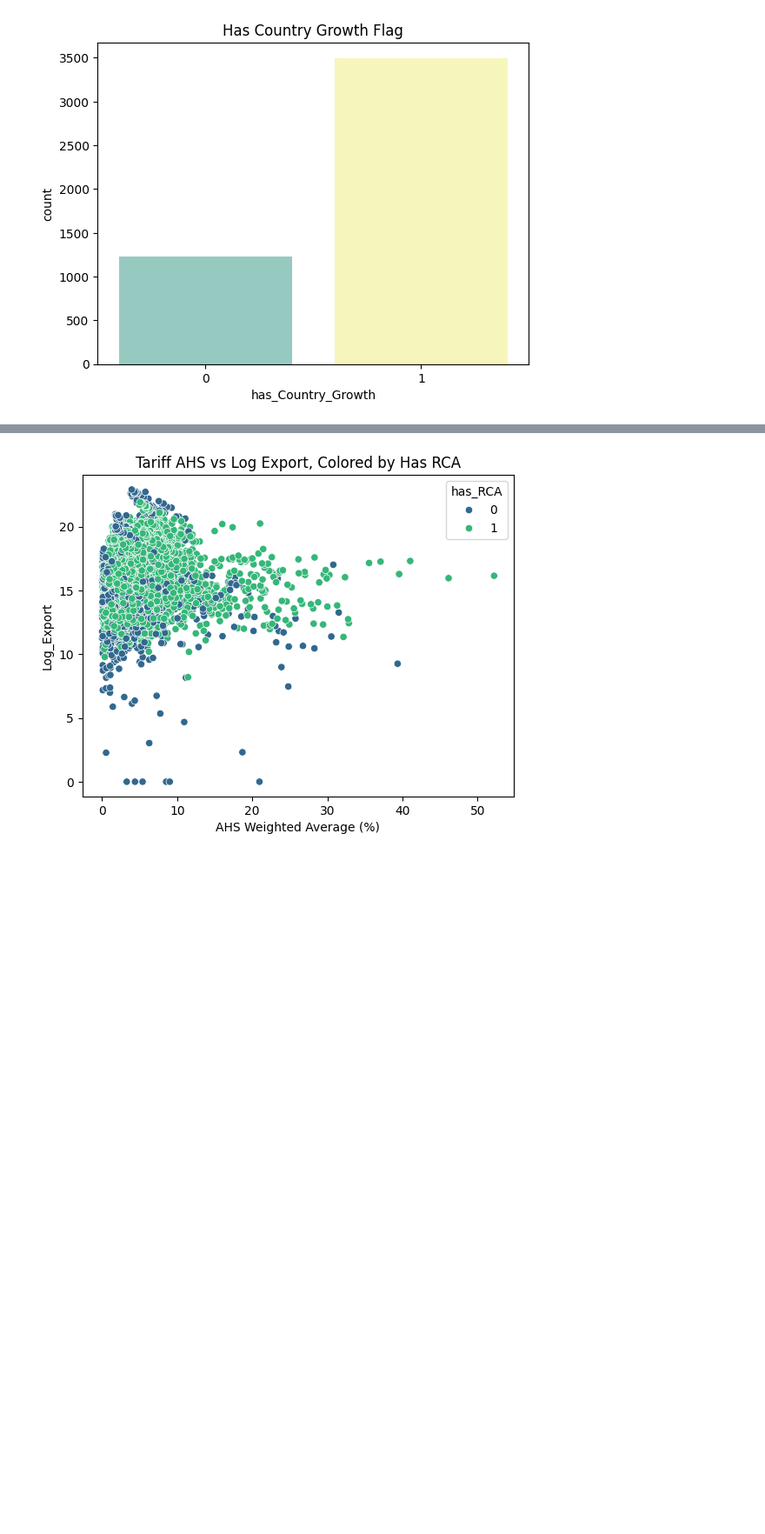
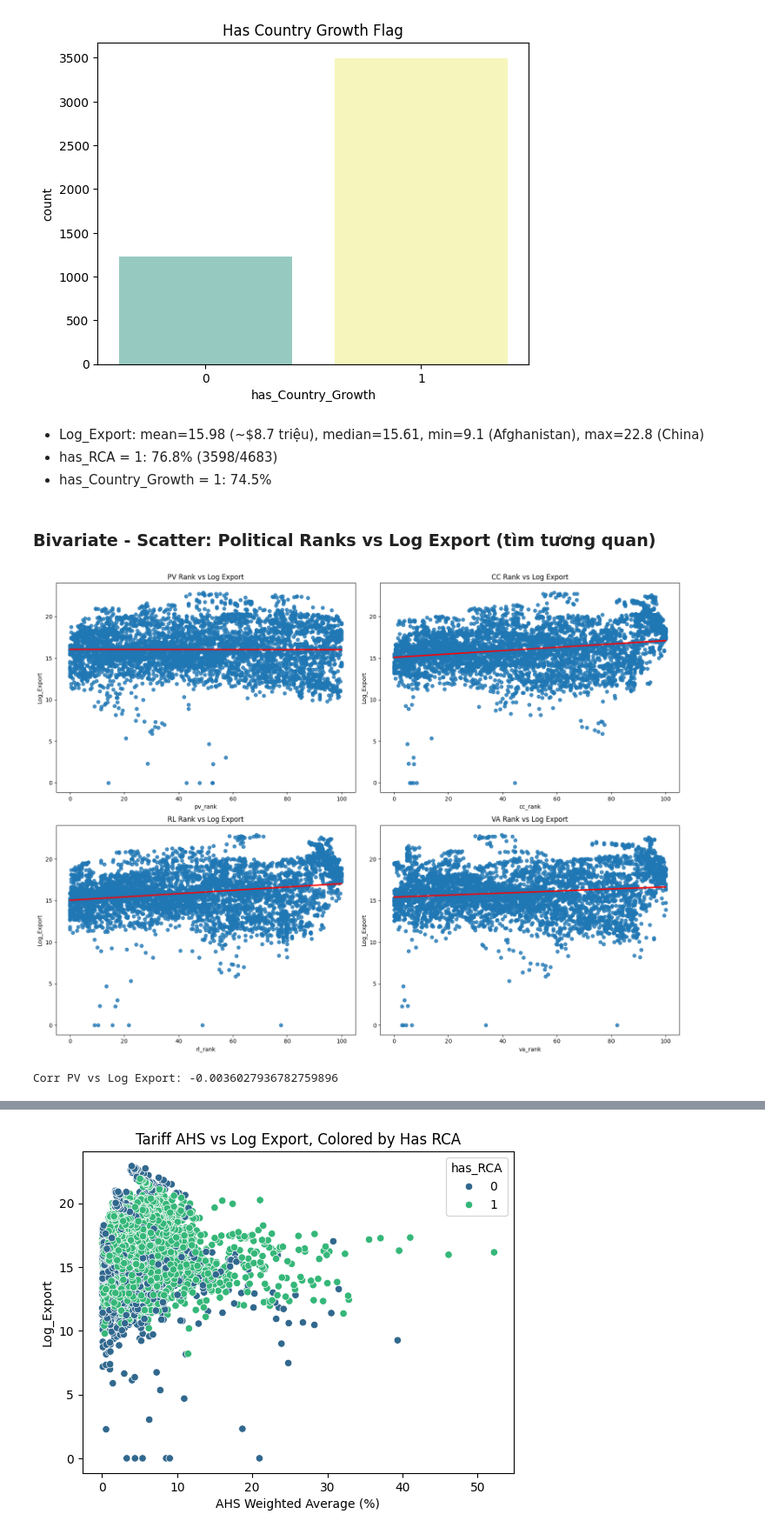
Before and after one commit to fountainhead-2207/DS111, a Jupyter notebook: Data/Bronze/EDA_Overall.ipynb, the cells around one changed output, grey strips where cells are left out. Shown at 87% size. Cells and saved outputs as stored; diff of their text form; code cells hidden in the pictures; blank space fills up the shorter version.

```diff
--- a/Data/Bronze/EDA_Overall.ipynb
+++ b/Data/Bronze/EDA_Overall.ipynb
@@ -540,3 +552,24 @@ plt.show()
 # %% [output]
 [figure]
 [figure]
+# %% [markdown]
+* Log_Export: mean=15.98 (~$8.7 triệu), median=15.61, min=9.1 (Afghanistan), max=22.8 (China)
+* has_RCA = 1: 76.8% (3598/4683)
+* has_Country_Growth = 1: 74.5%
+# %% [markdown]
+### Bivariate - Scatter: Political Ranks vs Log Export (tìm tương quan)
+# %%
+# CELL 5:
+fig, axes = plt.subplots(2, 2, figsize=(16, 12))
+sns.regplot(data=df_pivoted, x='pv_rank', y='Log_Export', ax=axes[0,0], line_kws={'color':'red'}).set_title('PV Rank vs Log Export')
+sns.regplot(data=df_pivoted, x='cc_rank', y='Log_Export', ax=axes[0,1], line_kws={'color':'red'}).set_title('CC Rank vs Log Export')
+sns.regplot(data=df_pivoted, x='rl_rank', y='Log_Export', ax=axes[1,0], line_kws={'color':'red'}).set_title('RL Rank vs Log Export')
+sns.regplot(data=df_pivoted, x='va_rank', y='Log_Export', ax=axes[1,1], line_kws={'color':'red'}).set_title('VA Rank vs Log Export')
+plt.tight_layout()
+plt.show()
+
+# Corr values
+print("Corr PV vs Log Export:", df_pivoted['pv_rank'].corr(df_pivoted['Log_Export']))
+# %% [output]
+[figure, added]
+Corr PV vs Log Export: -0.0036027936782759896
```
Also changed, not shown: parts of 30 cells of this notebook.
